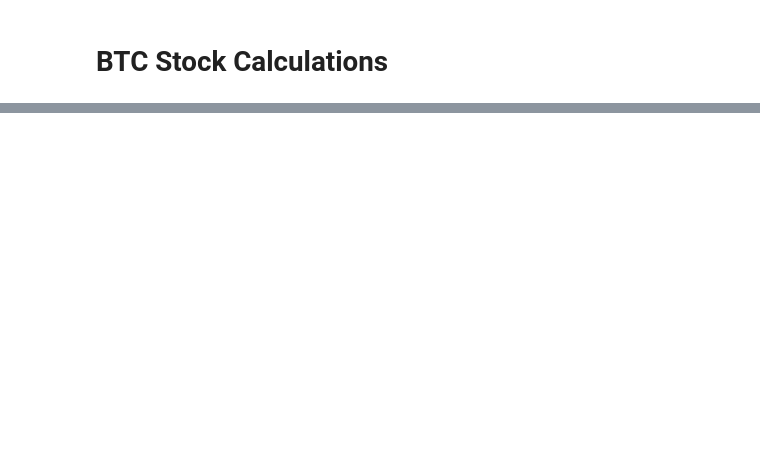
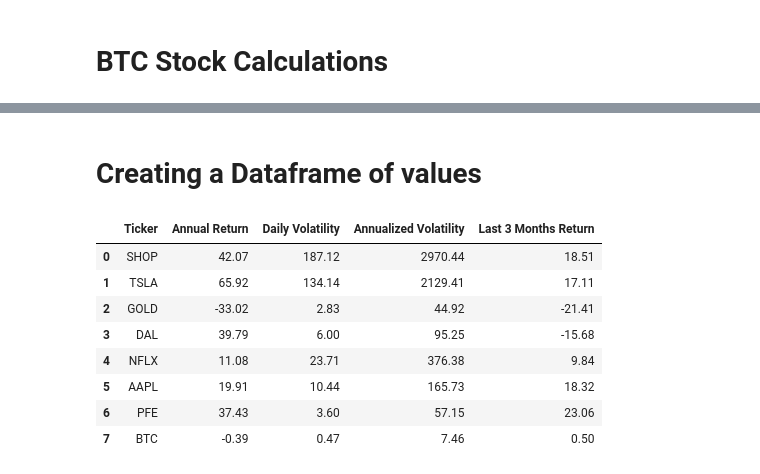
Before and after one commit to itspria/Stock-Portfolio-Optimization, a Jupyter notebook: Code/Stock_Calculations.ipynb, the cells around one changed output, grey strips where cells are left out. Drawn from its saved outputs; the diff is of its cells as text; code cells hidden in the pictures; blank space fills up the shorter version.

```diff
--- a/Code/Stock_Calculations.ipynb
+++ b/Code/Stock_Calculations.ipynb
@@ -222,7 +220,7 @@ for i in range(len(NFLX_data)):
     NFLX_price_array.append(NFLX_data[i]['adjclose'])
 
 #daily volatility
-NFLX_daily_vol = round(np.std(NFLX_price_array)/np.mean(NFLX_price_array)*100,2)
+NFLX_daily_vol = round(np.std(NFLX_price_array),2)
 
 #annualized volatility
 NFLX_ann_vol = NFLX_daily_vol * math.sqrt(252)
@@ -244,10 +242,9 @@ NFLX_3mon_return=round((((NFLX_data[0]['adjclose']/NFLX_data[mon3_index]['adjclo
 
 # a Python object (dict):
 NFLX_summ_stats = {
+    "Ticker": "NFLX",
   "Annual Return": NFLX_ann_return,
-  "Standard Deviation": round(np.std(NFLX_price_array),2),
-  "Mean": round(np.mean(NFLX_price_array),2),
-  "Daily Volatility %": NFLX_daily_vol,
+  "Daily Volatility": NFLX_daily_vol,
   "Annualized Volatility": NFLX_ann_vol,
   "Last 3 Months Return":  NFLX_3mon_return
 }
@@ -273,7 +270,7 @@ for i in range(len(AAPL_data)):
     AAPL_price_array.append(AAPL_data[i]['adjclose'])
 
 #daily volatility
-AAPL_daily_vol = round(np.std(AAPL_price_array/np.mean(AAPL_price_array)*100),2)
+AAPL_daily_vol = round(np.std(AAPL_price_array),2)
 
 #annualized volatility
 AAPL_ann_vol = AAPL_daily_vol * math.sqrt(252)
@@ -295,10 +292,9 @@ AAPL_3mon_return=round((((AAPL_data[0]['adjclose']/AAPL_data[mon3_index]['adjclo
 
 # a Python object (dict):
 AAPL_summ_stats = {
+    "Ticker": "AAPL",
   "Annual Return": AAPL_ann_return,
-  "Standard Deviation": round(np.std(AAPL_price_array),2),
-  "Mean": round(np.mean(AAPL_price_array),2),
-  "Daily Volatility %": AAPL_daily_vol,
+  "Daily Volatility": AAPL_daily_vol,
   "Annualized Volatility": AAPL_ann_vol,
   "Last 3 Months Return":  AAPL_3mon_return
 }
@@ -324,7 +320,7 @@ for i in range(len(PFE_data)):
     PFE_price_array.append(PFE_data[i]['adjclose'])
 
 #daily volatility
-PFE_daily_vol = round(np.std(PFE_price_array/np.mean(PFE_price_array)*100),2)
+PFE_daily_vol = round(np.std(PFE_price_array),2)
 
 #annualized volatility
 PFE_ann_vol = PFE_daily_vol * math.sqrt(252)
@@ -346,10 +342,9 @@ PFE_3mon_return=round((((PFE_data[0]['adjclose']/PFE_data[mon3_index]['adjclose'
 
 # a Python object (dict):
 PFE_summ_stats = {
+    "Ticker": "PFE",
   "Annual Return": PFE_ann_return,
-  "Standard Deviation": round(np.std(PFE_price_array),2),
-  "Mean": round(np.mean(PFE_price_array),2),
-  "Daily Volatility %": PFE_daily_vol,
+  "Daily Volatility": PFE_daily_vol,
   "Annualized Volatility": PFE_ann_vol,
   "Last 3 Months Return":  PFE_3mon_return
 }
@@ -375,7 +370,7 @@ for i in range(len(BTC_data)):
     BTC_price_array.append(BTC_data[i]['adjclose'])
 
 #daily volatility
-BTC_daily_vol = round(np.std(BTC_price_array)/np.mean(BTC_price_array)*100,2)
+BTC_daily_vol = round(np.std(BTC_price_array),2)
 
 #annualized volatility
 BTC_ann_vol = BTC_daily_vol * math.sqrt(252)
@@ -397,10 +392,9 @@ BTC_3mon_return=round((((BTC_data[0]['adjclose']/BTC_data[mon3_index]['adjclose'
 
 # a Python object (dict):
 BTC_summ_stats = {
+    "Ticker": "BTC",
   "Annual Return": BTC_ann_return,
-  "Standard Deviation": round(np.std(BTC_price_array),2),
-  "Mean": round(np.mean(BTC_price_array),2),
-  "Daily Volatility %": BTC_daily_vol,
+  "Daily Volatility": BTC_daily_vol,
   "Annualized Volatility": BTC_ann_vol,
   "Last 3 Months Return":  BTC_3mon_return
 }
@@ -456,0 +409,27 @@ SHOP STATS
+# %% [markdown]
+# Creating a Dataframe of values
+# %%
+shop_df = pd.DataFrame(json.loads(SHOP_summ_stats), index=[0])
+tsla_df = pd.DataFrame(json.loads(TSLA_summ_stats), index=[0])
+gold_df = pd.DataFrame(json.loads(GOLD_summ_stats), index=[0])
+dal_df = pd.DataFrame(json.loads(DAL_summ_stats), index=[0])
+nflx_df = pd.DataFrame(json.loads(NFLX_summ_stats), index=[0])
+aapl_df = pd.DataFrame(json.loads(AAPL_summ_stats), index=[0])
+pfe_df = pd.DataFrame(json.loads(PFE_summ_stats), index=[0])
+btc_df = pd.DataFrame(json.loads(BTC_summ_stats), index=[0])
+
+
+stocks_calc = shop_df.append([tsla_df,gold_df,dal_df,nflx_df,aapl_df,pfe_df,btc_df])
+stocks_calc.reset_index(inplace = True,drop = True)
+
+stocks_calc
+# %% [output]
+|  | Ticker | Annual Return | Daily Volatility | Annualized Volatility | Last 3 Months Return |
+| 0 | SHOP | 42.07 | 187.12 | 2970.44 | 18.51 |
+| 1 | TSLA | 65.92 | 134.14 | 2129.41 | 17.11 |
+| 2 | GOLD | -33.02 | 2.83 | 44.92 | -21.41 |
+| 3 | DAL | 39.79 | 6.00 | 95.25 | -15.68 |
+| 4 | NFLX | 11.08 | 23.71 | 376.38 | 9.84 |
+| 5 | AAPL | 19.91 | 10.44 | 165.73 | 18.32 |
+| 6 | PFE | 37.43 | 3.60 | 57.15 | 23.06 |
+| 7 | BTC | -0.39 | 0.47 | 7.46 | 0.50 |
```
Also changed, not shown: parts of 28 cells of this notebook, 2 other files.
